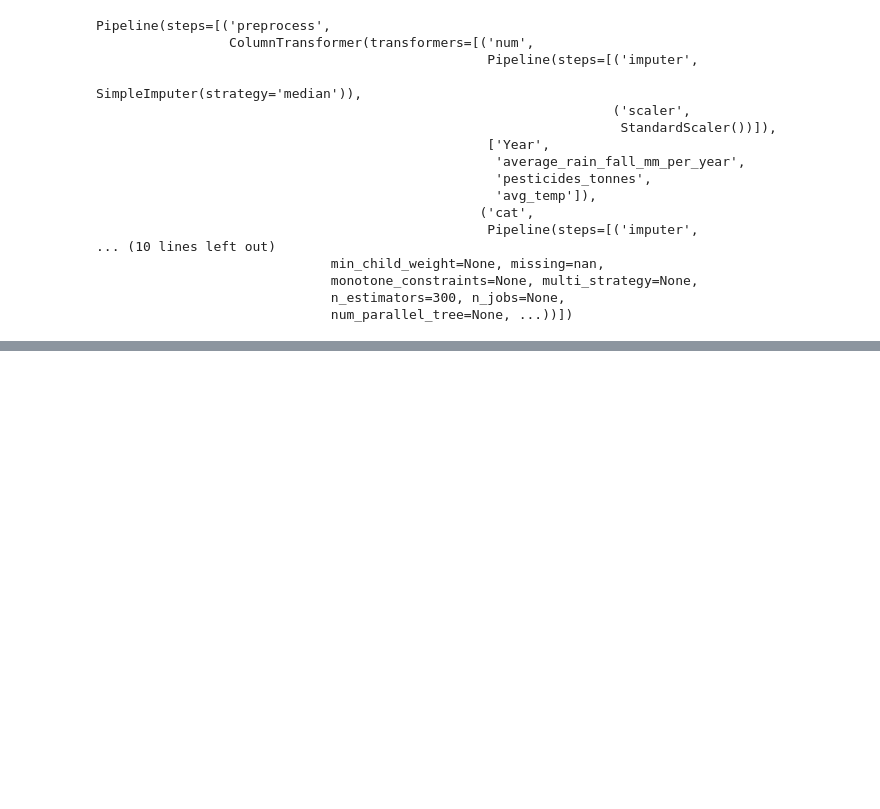
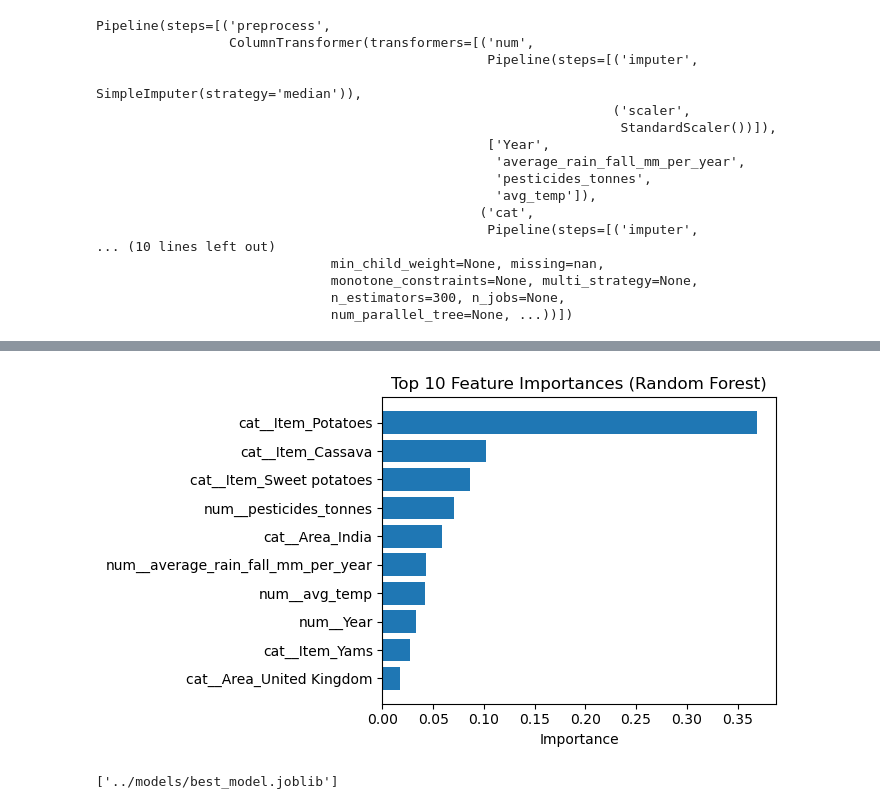
Before and after one commit to Babandeep16/CropYieldPrediction, a Jupyter notebook: notebooks/01_EDA_preprocessing.ipynb, the cells around one changed output, grey strips where cells are left out. Drawn from its saved outputs; the diff is of its cells as text; code cells hidden in the pictures; blank space fills up the shorter version.

```diff
--- a/notebooks/01_EDA_preprocessing.ipynb
+++ b/notebooks/01_EDA_preprocessing.ipynb
@@ -176,0 +252,16 @@ Pipeline(steps=[('preprocess',
+# %%
+import numpy as np
+
+# Get feature names after preprocessing
+feature_names = rf_model.named_steps["preprocess"].get_feature_names_out()
+
+# Get importances from the RF inside the pipeline
+importances = rf_model.named_steps["model"].feature_importances_
+
+fi_df = pd.DataFrame({
+    "feature": feature_names,
+    "importance": importances
+}).sort_values("importance", ascending=False)
+
+fi_top10 = fi_df.head(10)
+fi_top10
@@ -176,0 +280,16 @@ Pipeline(steps=[('preprocess',
+# %%
+plt.figure(figsize=(7,4))
+plt.barh(fi_top10["feature"], fi_top10["importance"])
+plt.gca().invert_yaxis()
+plt.xlabel("Importance")
+plt.title("Top 10 Feature Importances (Random Forest)")
+plt.tight_layout()
+plt.show()
+# %% [output]
+[figure, added]
+# %%
+import joblib
+
+joblib.dump(rf_model, "../models/best_model.joblib")
+# %% [output]
+['../models/best_model.joblib']
```
Also changed, not shown: parts of 5 cells of this notebook, 1 other file.
